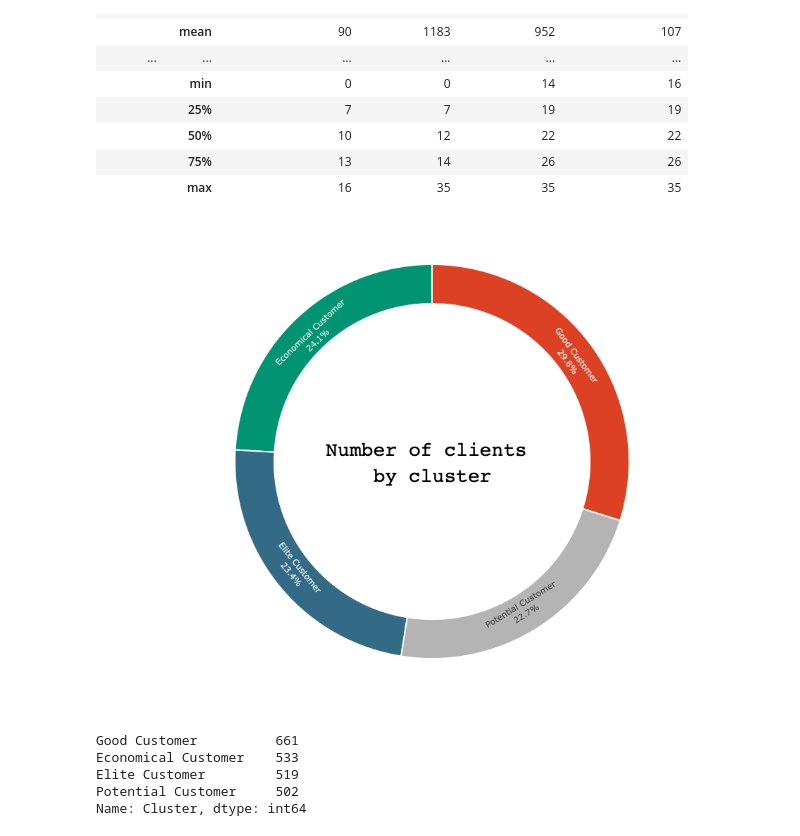
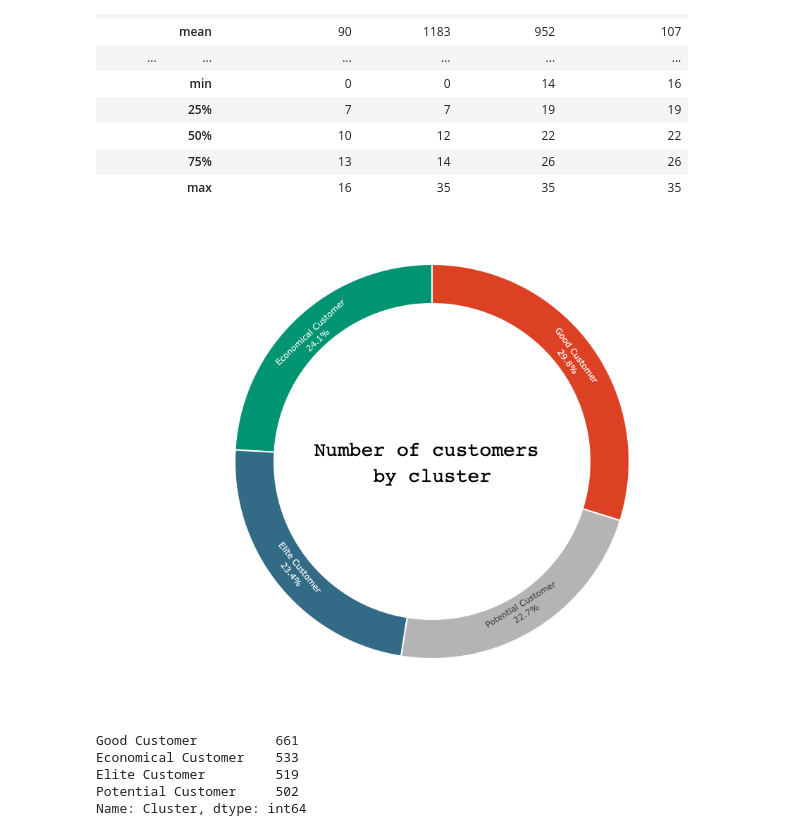
Before and after one commit to poulosar/customer-sentiment-analysis, a Jupyter notebook: Untitled1.ipynb, the cells around one changed output. Drawn from its saved outputs; the diff is of its cells as text; code cells hidden in the pictures.

```diff
--- a/Untitled1.ipynb
+++ b/Untitled1.ipynb
@@ -117,0 +118,2 @@ df.drop("IdenNum", axis=1)
+# %%
+df["Children"].replace({"3 children": 3, "2 children" : 2 ,"1 child": 1, "No child" : 0},inplace=True)
@@ -186,22 +204,22 @@ summary
 # %%
 import plotly.express as px
 # %%
-fig = px.pie(clust_cus['Cluster'].value_counts().reset_index(), values = 'Cluster', names = 'index', width = 700, height = 700)
-fig.update_traces(textposition = 'inside',
-                  textinfo = 'percent + label',
+fig = px.pie(clust_cus["Cluster"].value_counts().reset_index(), values = "Cluster", names = 'index', width = 700, height = 700)
+fig.update_traces(textposition = "inside",
+                  textinfo = "percent + label",
                   hole = 0.8,
-                  marker = dict(colors = ['#dd4124','#009473', '#336b87', '#b4b4b4'], line = dict(color = 'white', width = 2)),
-                  hovertemplate = 'Clients: %{value}')
+                  marker = dict(colors = ["#dd4124","#009473", "#336b87", "#b4b4b4"], line = dict(color = "white", width = 2)),
+                  hovertemplate = 'Customers: %{value}')
 
-fig.update_layout(annotations = [dict(text = 'Number of clients <br>by cluster',
+fig.update_layout(annotations = [dict(text = 'Number of customers <br>by cluster',
                                       x = 0.5, y = 0.5, font_size = 28, showarrow = False,
                                       font_family = 'monospace',
                                       font_color = 'black')],
                   showlegend = False)
 
 fig.show()
 # %% [output]
-[figure, old version]
+[figure, new version]
 # %%
 df["Cluster"].value_counts()
 # %% [output]
```
Also changed, not shown: parts of 9 cells of this notebook, 1 other file.
